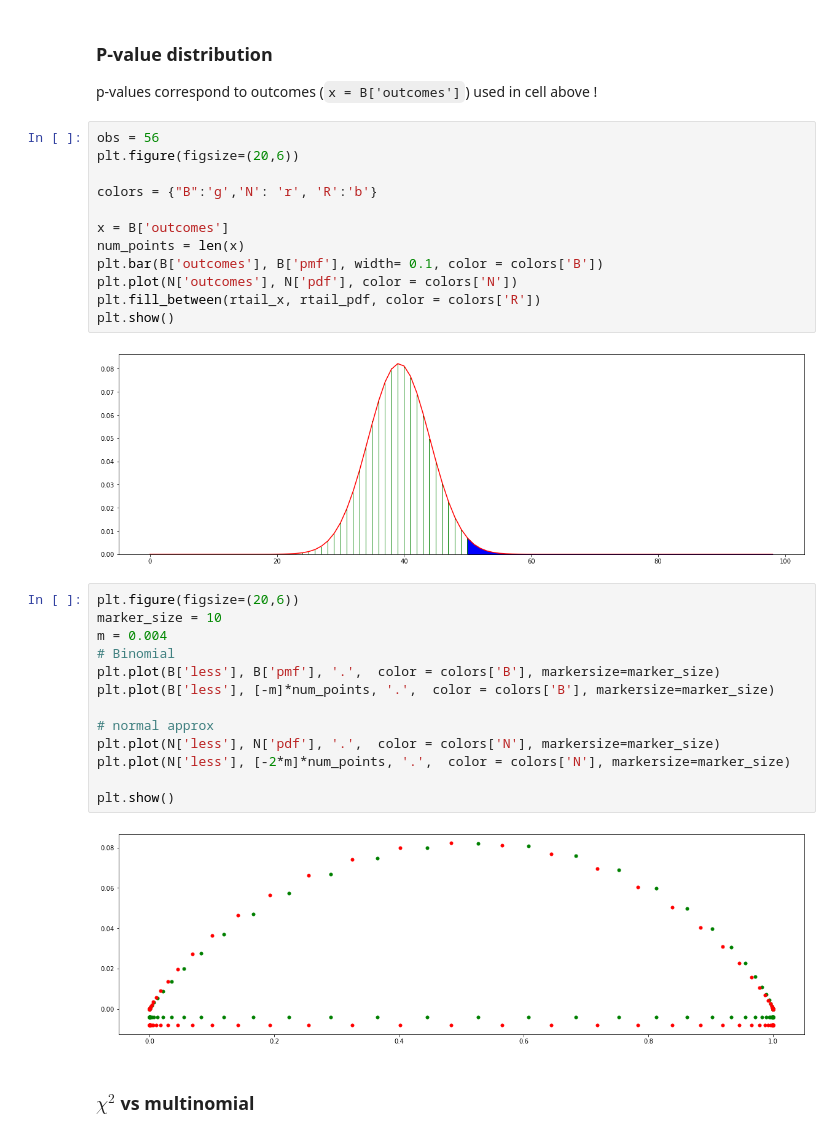
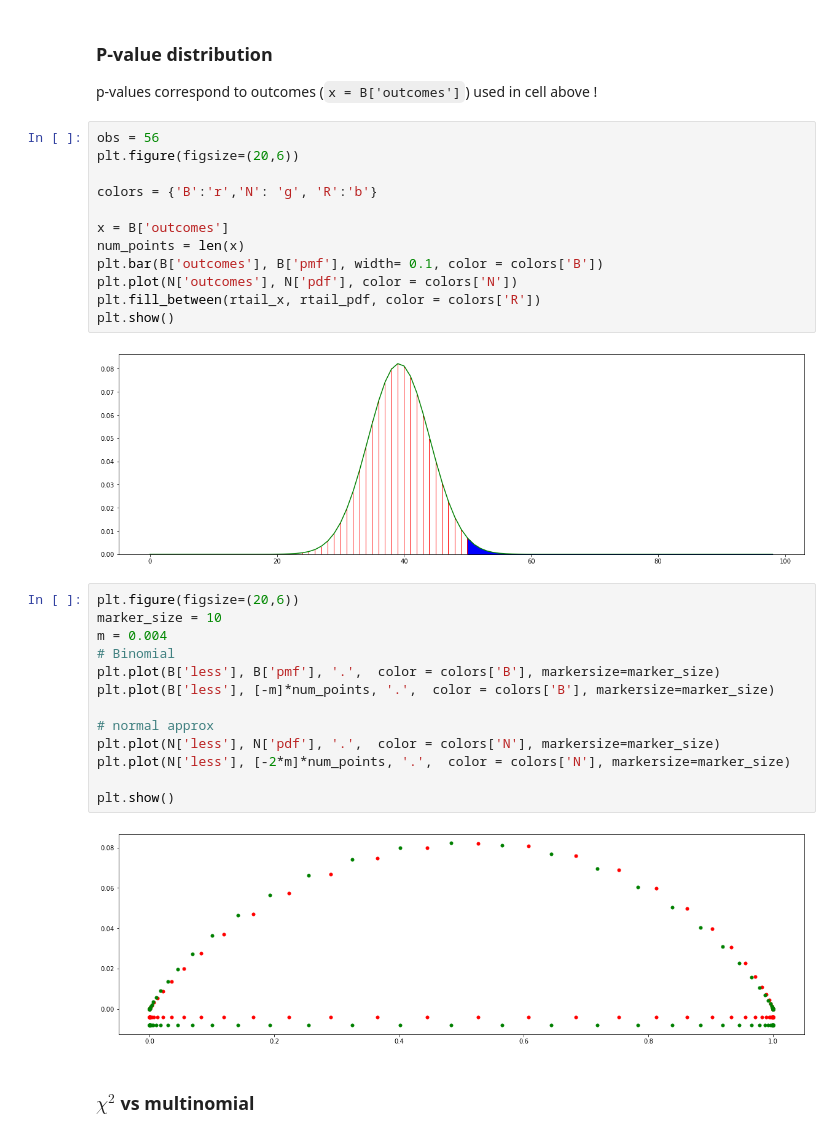
Before and after one commit to sysox/RTT, a Jupyter notebook: src/python/dist_visualization.ipynb, the cells around one changed output. Saved outputs shown, nothing was run; the diff lists cells and outputs as text.

```diff
--- a/src/python/dist_visualization.ipynb
+++ b/src/python/dist_visualization.ipynb
@@ -22,17 +22,17 @@ p-values correspond to outcomes (`x = B['outcomes']`) used in cell above !
 # %%
 obs = 56
 plt.figure(figsize=(20,6))
 
-colors = {"B":'g','N': 'r', 'R':'b'}
+colors = {'B':'r','N': 'g', 'R':'b'}
 
 x = B['outcomes']
 num_points = len(x)
 plt.bar(B['outcomes'], B['pmf'], width= 0.1, color = colors['B'])
 plt.plot(N['outcomes'], N['pdf'], color = colors['N'])
 plt.fill_between(rtail_x, rtail_pdf, color = colors['R'])
 plt.show()
 # %% [output]
-[figure, old version]
+[figure, new version]
 # %%
 plt.figure(figsize=(20,6))
 marker_size = 10
@@ -47,7 +47,7 @@ plt.plot(N['less'], [-2*m]*num_points, '.',  color = colors['N'], markersize=mar
 
 plt.show()
 # %% [output]
-[figure, old version]
+[figure, new version]
 # %% [markdown]
 ### $\chi^2$ vs multinomial
 # %%
```
Also changed, not shown: parts of 1 cell of this notebook.
